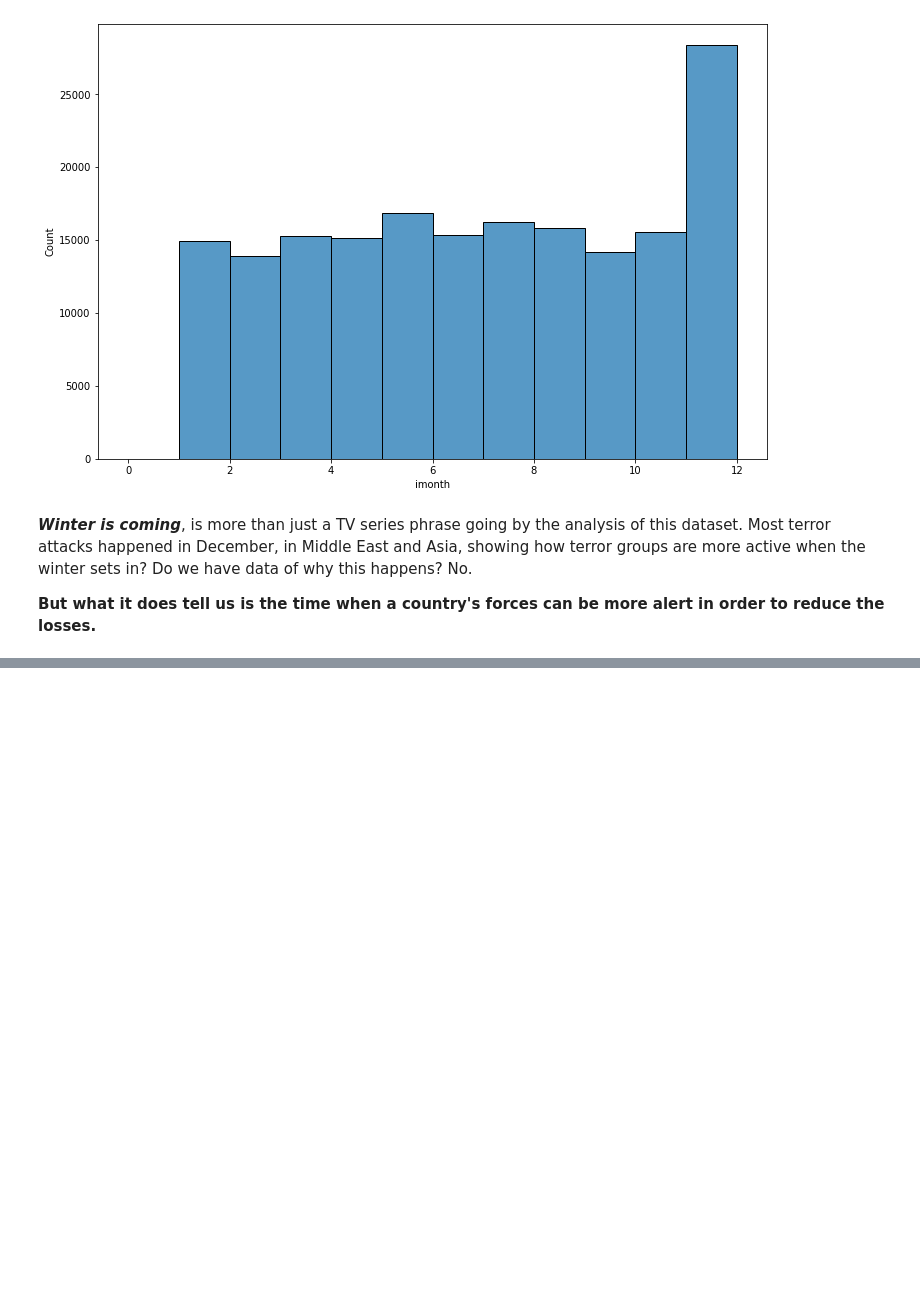
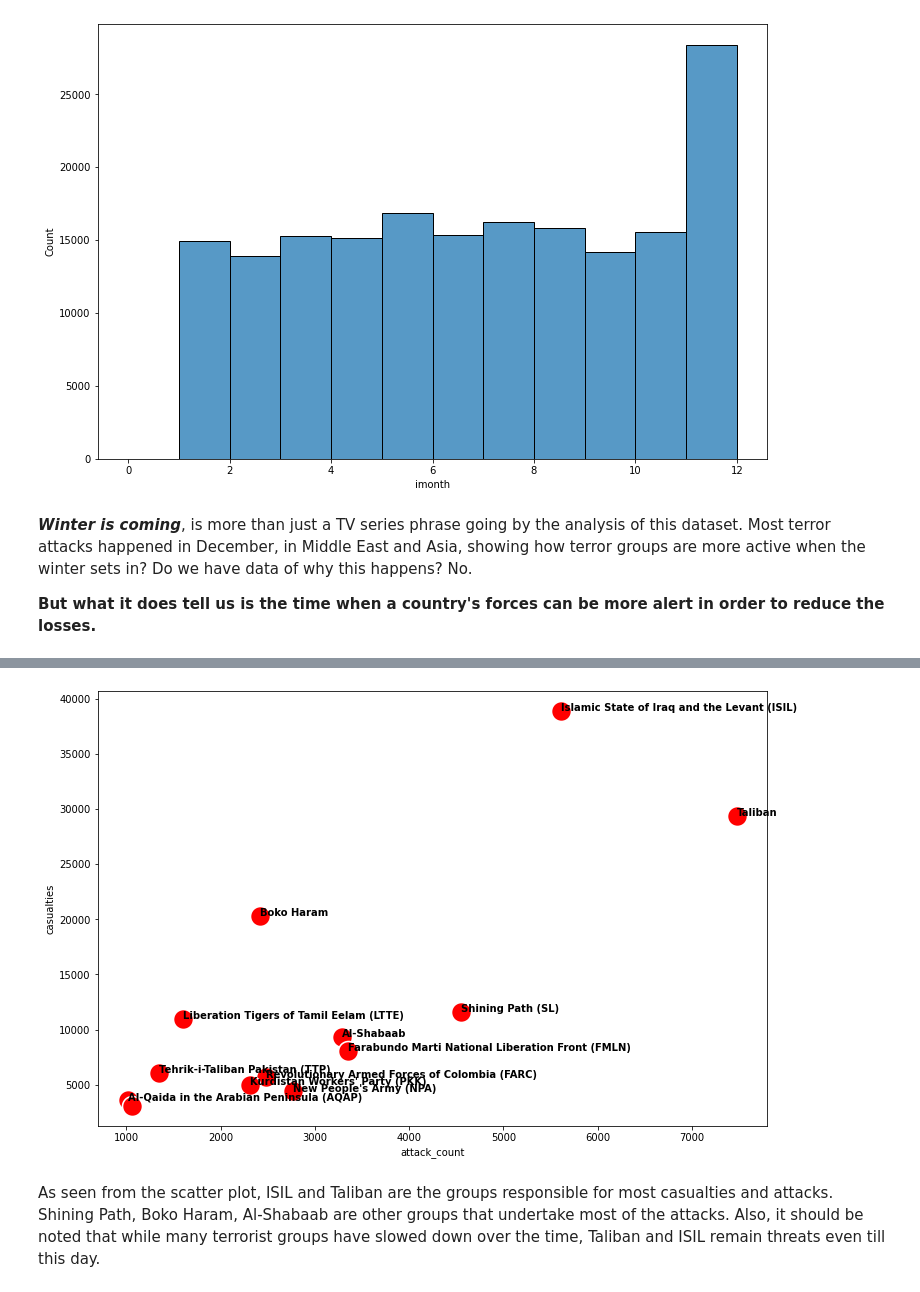
Before and after one commit to coder-harshil/global-terrorism-analysis, a Jupyter notebook: Capstone_Project_EDA_Global_Terrorism_Analysis.ipynb, the cells around one changed output, grey strips where cells are left out. Drawn from its saved outputs; the diff is of its cells as text; code cells hidden in the pictures; blank space fills up the shorter version.

```diff
--- a/Capstone_Project_EDA_Global_Terrorism_Analysis.ipynb
+++ b/Capstone_Project_EDA_Global_Terrorism_Analysis.ipynb
@@ -205,0 +340,8 @@ sns.histplot(terror_df, x = 'imonth', bins = 12)
+# %%
+#Worst terror groups by casualties/attack ratio
+
+worst_terror_groups = pd.merge(major_groups, group_count, how = 'inner', on = 'group')
+worst_terror_groups['casualty_ratio'] = worst_terror_groups['casualties']/worst_terror_groups['attack_count']
+worst_terror_groups = worst_terror_groups.sort_values(by = 'casualty_ratio', ascending = False)
+worst_terror_groups = worst_terror_groups.drop(0, axis = 0)
+worst_terror_groups
@@ -205,0 +363,11 @@ sns.histplot(terror_df, x = 'imonth', bins = 12)
+# %%
+fig = plt.figure(figsize = (12,8))
+
+sns.scatterplot(data = worst_terror_groups, x = 'attack_count', y = 'casualties', s = 400, color = 'red')
+for line in range(1,worst_terror_groups.shape[0]):
+  plt.text(worst_terror_groups['attack_count'][line]+0.2, worst_terror_groups['casualties'][line], worst_terror_groups['group'][line], horizontalalignment='left', size='medium', color='black', weight='semibold')
+plt.show()
+# %% [output]
+[figure, added]
+# %% [markdown]
+As seen from the scatter plot, ISIL and Taliban are the groups responsible for most casualties and attacks. Shining Path, Boko Haram, Al-Shabaab are other groups that undertake most of the attacks. Also, it should be noted that while many terrorist groups have slowed down over the time, Taliban and ISIL remain threats even till this day.
```
Also changed, not shown: parts of 26 cells of this notebook.
